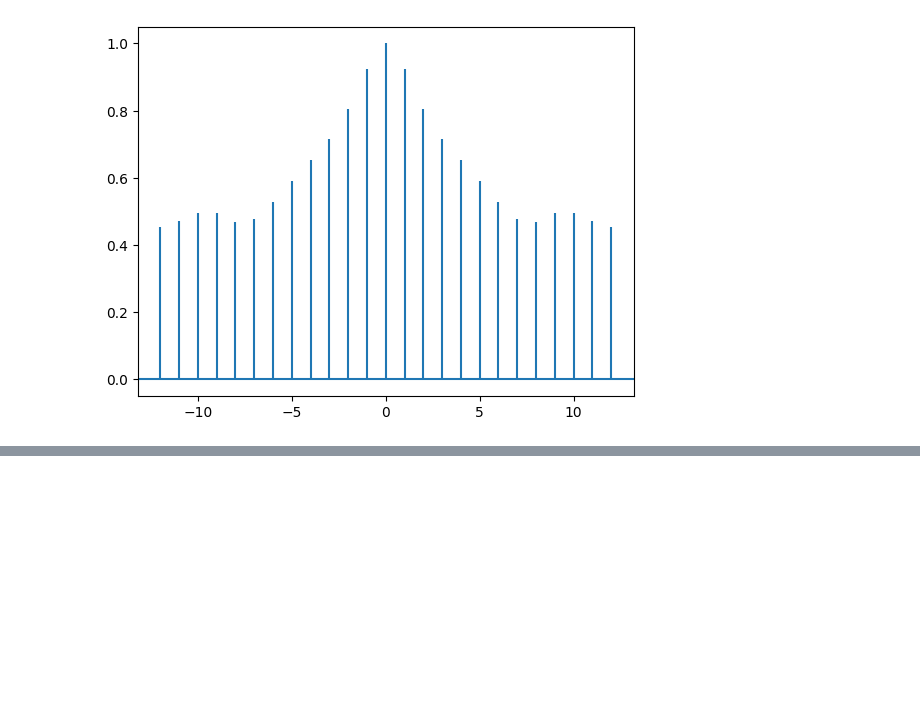
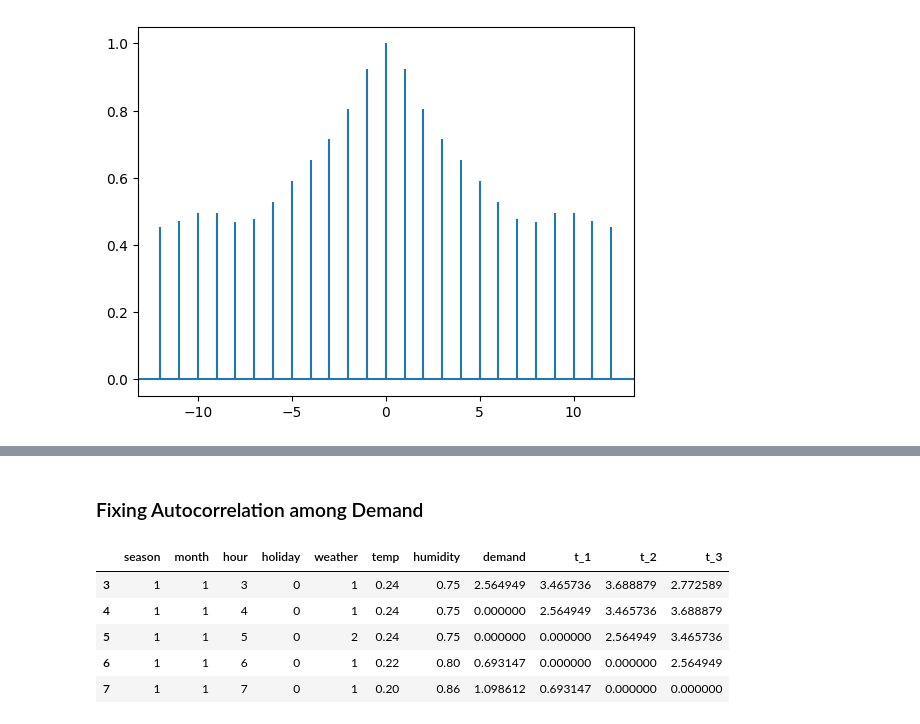
Before and after one commit to parthsaxena2005/Kaggle-Bike-demand-Project, a Jupyter notebook: Bike Sharing Demand Project.ipynb, the cells around one changed output, grey strips where cells are left out. Cells and saved outputs as stored; diff of their text form; code cells hidden in the pictures; blank space fills up the shorter version.

```diff
--- a/project1.ipynb
+++ b/Bike Sharing Demand Project.ipynb
@@ -170,10 +180,21 @@ bikes_prep['demand'] = np.log(bikes_prep['demand'])
+# %% [markdown]
+### Fixing Autocorrelation among Demand
 # %%
 
 t_1 = bikes_prep['demand'].shift(+1).to_frame()
 t_1.columns = ["t_1"]
 t_2 = bikes_prep['demand'].shift(+2).to_frame()
 t_2.columns = ["t_2"]
 t_3 = bikes_prep['demand'].shift(+3).to_frame()
 t_3.columns = ["t_3"]
 bikes_prep_lag = pd.concat([bikes_prep, t_1, t_2, t_3], axis=1)
 bikes_prep_lag = bikes_prep_lag.dropna()
+
+bikes_prep_lag.head()
+# %% [output]
+|  | season | month | hour | holiday | weather | temp | humidity | demand | t_1 | t_2 | t_3 |
+| 3 | 1 | 1 | 3 | 0 | 1 | 0.24 | 0.75 | 2.564949 | 3.465736 | 3.688879 | 2.772589 |
+| 4 | 1 | 1 | 4 | 0 | 1 | 0.24 | 0.75 | 0.000000 | 2.564949 | 3.465736 | 3.688879 |
+| 5 | 1 | 1 | 5 | 0 | 2 | 0.24 | 0.75 | 0.000000 | 0.000000 | 2.564949 | 3.465736 |
+| 6 | 1 | 1 | 6 | 0 | 1 | 0.22 | 0.80 | 0.693147 | 0.000000 | 0.000000 | 2.564949 |
+| 7 | 1 | 1 | 7 | 0 | 1 | 0.20 | 0.86 | 1.098612 | 0.693147 | 0.000000 | 0.000000 |
```
Also changed, not shown: parts of 21 cells of this notebook.
